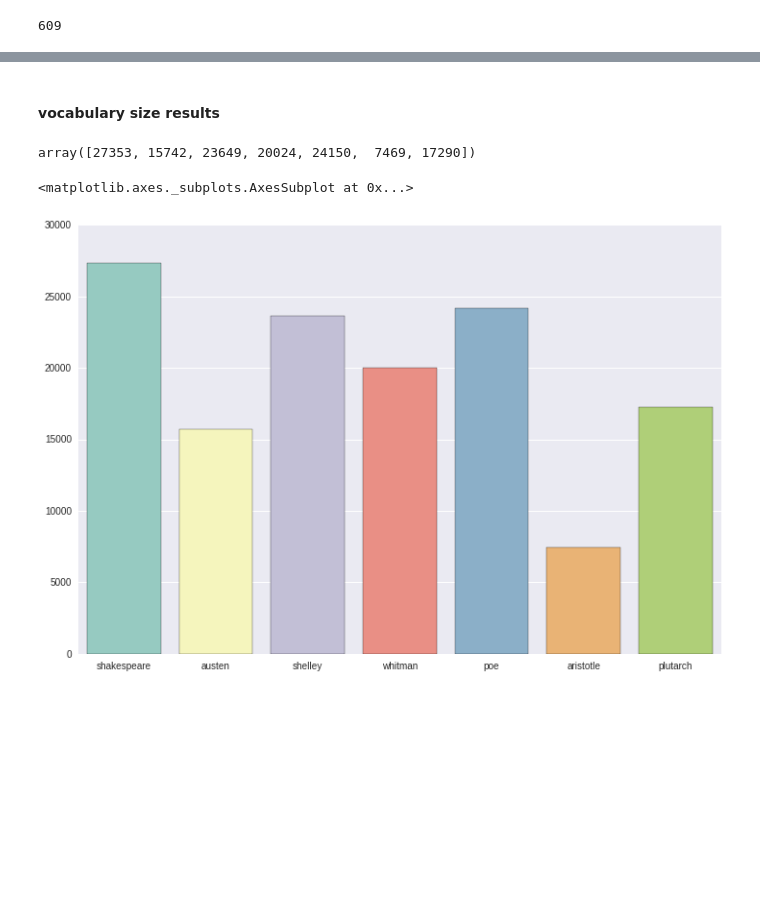
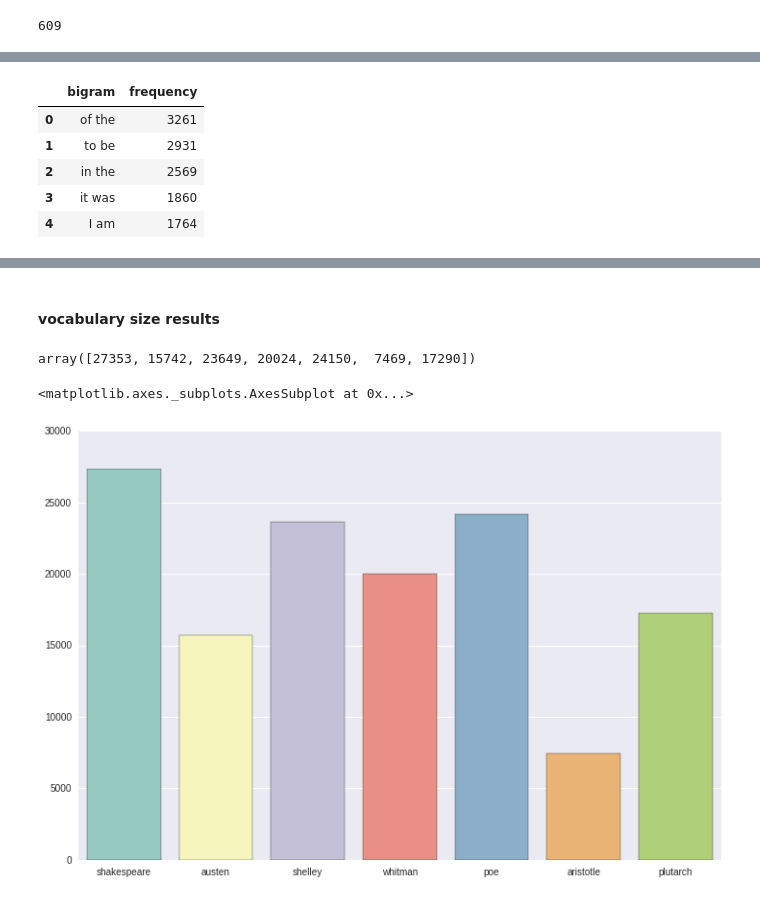
Before and after one commit to matthewmacleod/mkm_notebooks, a Jupyter notebook: mkm_nlp_notes.ipynb, the cells around one changed output, grey strips where cells are left out. Cells and saved outputs as stored; diff of their text form; code cells hidden in the pictures; blank space fills up the shorter version.

```diff
--- a/mkm_nlp_notes.ipynb
+++ b/mkm_nlp_notes.ipynb
@@ -652 +643,8 @@ sorted_austen_anagrams[0:50]
  ('teaching', 'cheating')]
+# %%
+with open("austen.txt") as myfile:
+    austen_string="".join(line.rstrip() for line in myfile)
+# %%
+austen_bigrams = nlp.tokenize(austen_string,2)
+# %%
+austen_bigram_tuples = sorted(austen_bigrams.items(), key=lambda x: -x[1])
@@ -652,0 +666,14 @@ sorted_austen_anagrams[0:50]
+# %%
+bigrams =  [x[0] for x in austen_bigram_tuples]
+freqs =  [x[1] for x in austen_bigram_tuples]
+# %%
+df = DataFrame({'bigram': bigrams, 'frequency': freqs})
+df = df[['bigram','frequency']]
+df.head()
+# %% [output]
+|  | bigram | frequency |
+| 0 | of the | 3261 |
+| 1 | to be | 2931 |
+| 2 | in the | 2569 |
+| 3 | it was | 1860 |
+| 4 | I am | 1764 |
```
Also changed, not shown: parts of 16 cells of this notebook.
